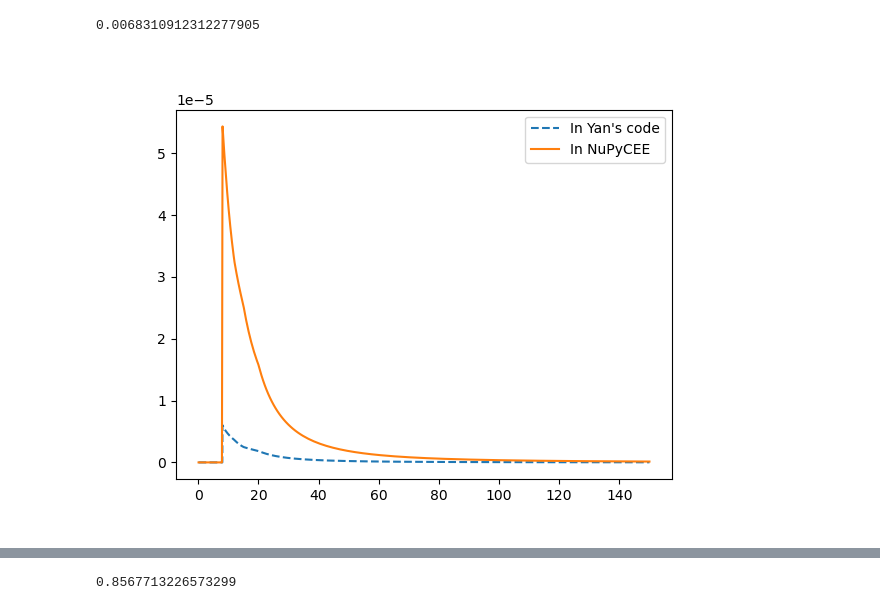
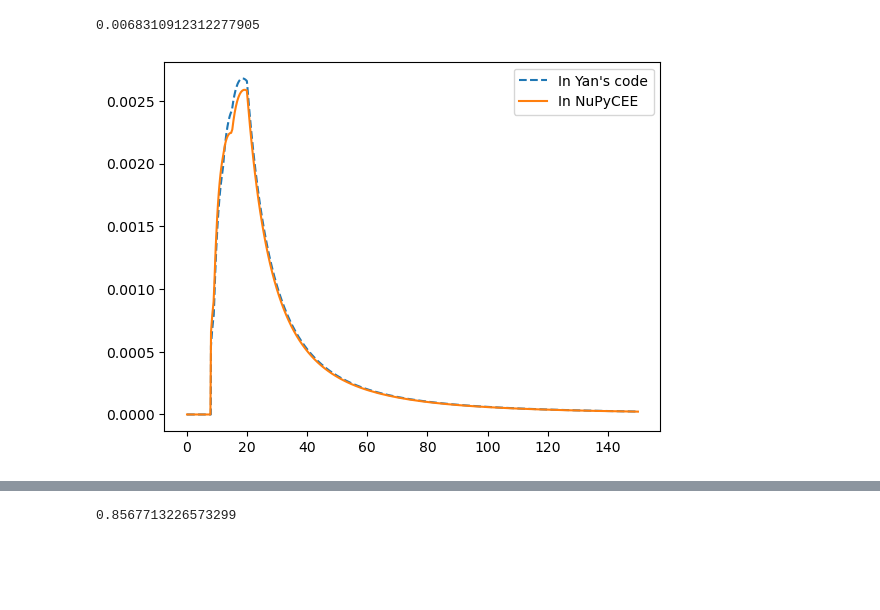
Before and after one commit to liuguanfu1120/ChemEvoIMF, a Jupyter notebook: Yields/Portinari98-Yields.ipynb, the cells around one changed output, grey strips where cells are left out. Cells and saved outputs as stored; diff of their text form; code cells hidden in the pictures; blank space fills up the shorter version.

```diff
--- a/Yields/Portinari98-Yields.ipynb
+++ b/Yields/Portinari98-Yields.ipynb
@@ -314,27 +314,27 @@ quad(lambda x: x**(-2.35), 8, 150)[0]/quad(lambda x: x**(-1.35), 0.08, 150)[0]
 0.0068310912312277905
 # %%
 file_path1 = "../../galIMF/yield_tables/rearranged___/"+\
-"setllar_N_eject_mass_from_portinari98/portinari98_Z=0.0004.txt"
+"setllar_O_eject_mass_from_portinari98/portinari98_Z=0.0004.txt"
 f = open(file_path1, 'r')
 lines1 =  f.readlines()
 f.close()
 Mini1 = np.array(lines1[3].split()).astype(float)
 Yields1 = np.array(lines1[5].split()).astype(float)
 file = h5py.File(out_dir + '/yields1.h5', 'r')
 groups = list(file.keys())
 df2 = pd.DataFrame(file['Z=0.004']['Interpolated'][()])
 df2.loc[:,'M'] = df2.loc[:,'M'].astype(str)
 df2.set_index('M', inplace=True)
 fig, ax = plt.subplots()
 ax.plot(Mini1, Yields1*Mini1**(-2.35), '--', label='In Yan\'s code')
-ax.plot(df2.columns.to_numpy().astype(float), df2.loc['N', :].to_numpy()*df2.columns.to_numpy().astype(float)**(-2.35),
+ax.plot(df2.columns.to_numpy().astype(float), df2.loc['O', :].to_numpy()*df2.columns.to_numpy().astype(float)**(-2.35),
          '-', label='In NuPyCEE')
 # ax.set_xscale('log')
 ax.legend()
 plt.show()
 interp1 = interpolate.interp1d(Mini1, Yields1, kind=1, fill_value='extrapolate')
-interp2 = interpolate.interp1d(df2.columns.to_numpy().astype(float), df2.loc['N', :].to_numpy(), kind=1, fill_value='extrapolate')
+interp2 = interpolate.interp1d(df2.columns.to_numpy().astype(float), df2.loc['O', :].to_numpy(), kind=1, fill_value='extrapolate')
 # %% [output]
-[figure, old version]
+[figure, new version]
 # %%
 quad
```
Also changed, not shown: parts of 8 cells of this notebook, 12 other files.
